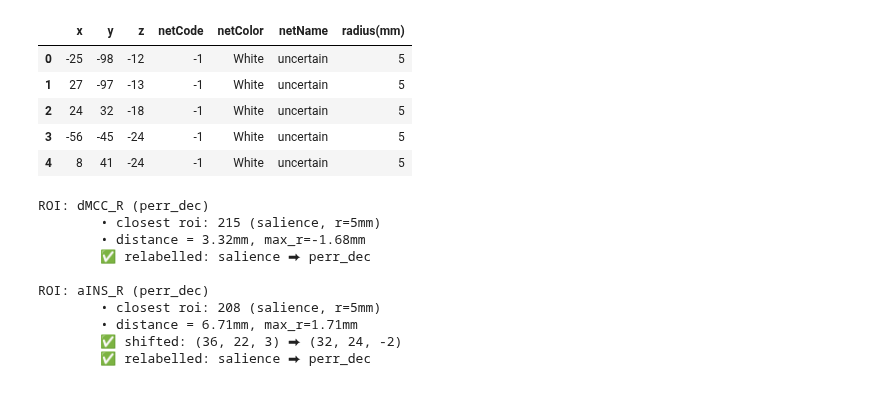
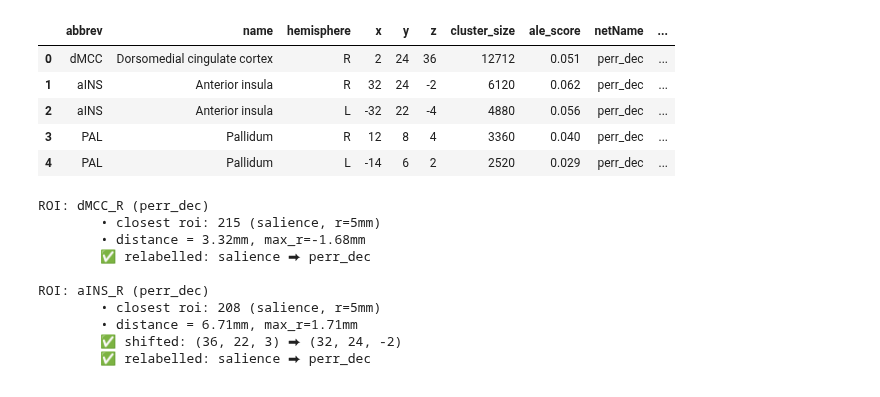
Before and after one commit to kbonna/decidenet, a Jupyter notebook: connectivity_analysis/parcellations/dn_pa_01_combine_parcellations.ipynb, the cells around one changed output. Saved outputs shown, nothing was run; the diff lists cells and outputs as text; code cells hidden in the pictures.

```diff
--- a/connectivity_analysis/parcellations/dn_pa_01_combine_parcellations.ipynb
+++ b/connectivity_analysis/parcellations/dn_pa_01_combine_parcellations.ipynb
@@ -23,16 +24,16 @@ path_parcellations = join(path_derivatives, 'parcellations')
 df_roi_base = pd.read_csv(
     join(path_parcellations, 'Power_roi/Power_roi_table.csv'))
 df_roi_meta = pd.read_csv(
-    join(path_parcellations, 'meta_roi/meta_roi_table.csv'))
+    join(path_parcellations, 'meta_roi_4and5/meta_roi_table.csv'))
 # %%
-df_roi_base.head()
+df_roi_meta.head()
 # %% [output]
-|  | x | y | z | netCode | netColor | netName | radius(mm) |
-| 0 | -25 | -98 | -12 | -1 | White | uncertain | 5 |
-| 1 | 27 | -97 | -13 | -1 | White | uncertain | 5 |
-| 2 | 24 | 32 | -18 | -1 | White | uncertain | 5 |
-| 3 | -56 | -45 | -24 | -1 | White | uncertain | 5 |
-| 4 | 8 | 41 | -24 | -1 | White | uncertain | 5 |
+|  | abbrev | name | hemisphere | x | y | z | cluster_size | ale_score | netName | ... |
+| 0 | dMCC | Dorsomedial cingulate cortex | R | 2 | 24 | 36 | 12712 | 0.051 | perr_dec | ... |
+| 1 | aINS | Anterior insula | R | 32 | 24 | -2 | 6120 | 0.062 | perr_dec | ... |
+| 2 | aINS | Anterior insula | L | -32 | 22 | -4 | 4880 | 0.056 | perr_dec | ... |
+| 3 | PAL | Pallidum | R | 12 | 8 | 4 | 3360 | 0.040 | perr_dec | ... |
+| 4 | PAL | Pallidum | L | -14 | 6 | 2 | 2520 | 0.029 | perr_dec | ... |
 # %%
 df_roi_new = df_roi_base.copy()
 df_roi_new['origNetName'] = df_roi_new['netName']
```
Also changed, not shown: parts of 6 cells of this notebook, 25 other files.
